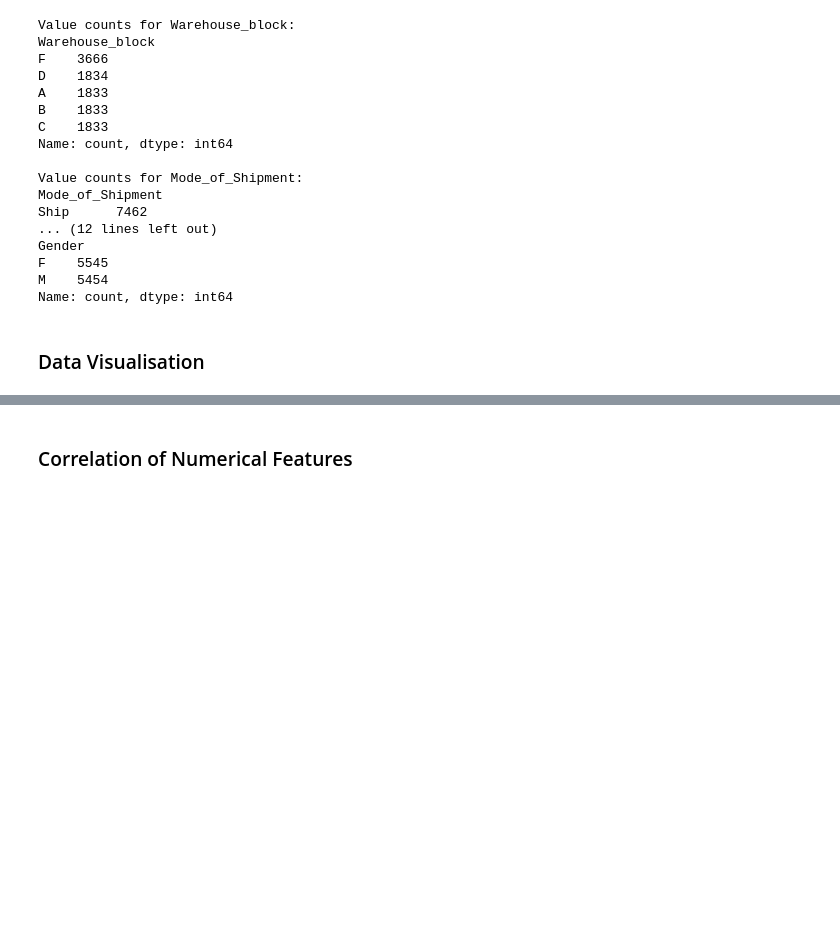
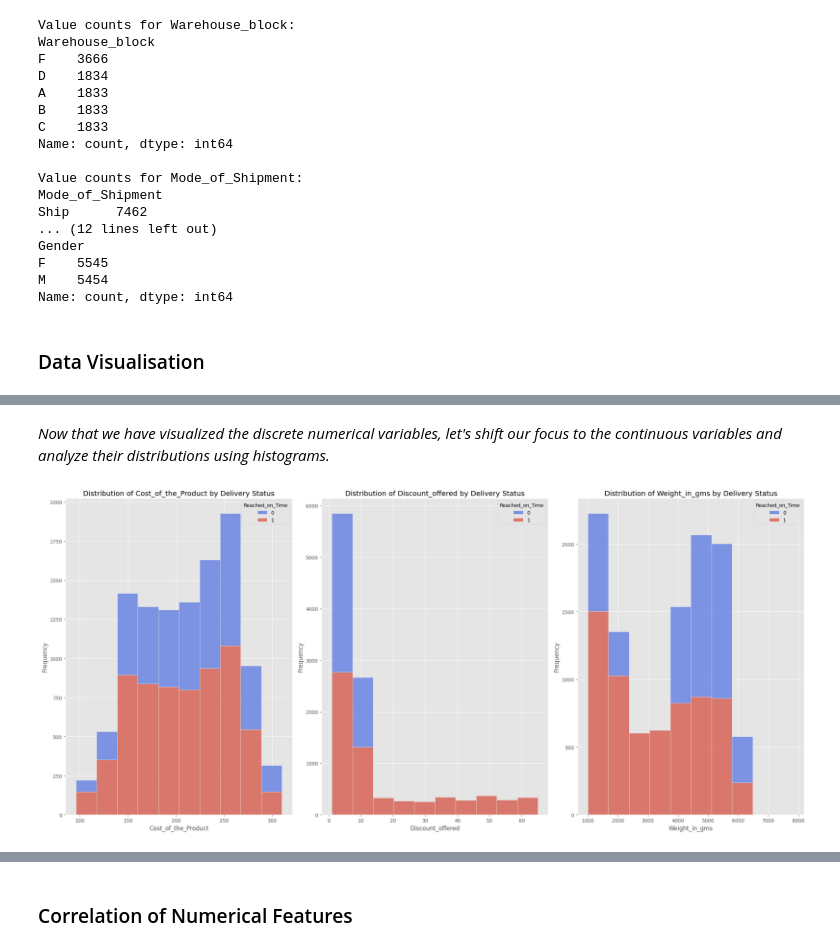
Before and after one commit to 0xArnaudR/Commerce-Retail, a Jupyter notebook: E-Commerce Shipping Data.ipynb, the cells around one changed output, grey strips where cells are left out. Saved outputs shown, nothing was run; the diff lists cells and outputs as text; code cells hidden in the pictures; blank space fills up the shorter version.

```diff
--- a/E-Commerce Shipping Data.ipynb
+++ b/E-Commerce Shipping Data.ipynb
@@ -176,0 +250,20 @@ Name: count, dtype: int64
+# %% [markdown]
+*Now that we have visualized the discrete numerical variables, let's shift our focus to the continuous variables and analyze their distributions using histograms.*
+# %%
+# List of continuous variables to visualize
+cont_var = ['Cost_of_the_Product','Discount_offered', 'Weight_in_gms']
+fig, axes = plt.subplots(1,3, figsize = (22,10))
+
+for i, cont in enumerate(cont_var):
+    sns.histplot(data=data, x = cont, hue='Reached_on_Time', bins=10, multiple= 'stack', ax =axes[i], palette=[cmap(0.1), cmap(0.90)])
+
+    # Set title and axis labels
+    axes[i].set_title(f'Distribution of {cont} by Delivery Status')
+    axes[i].set_xlabel(cont)
+    axes[i].set_ylabel('Frequency')
+
+# Adjust spacing between subplots
+plt.tight_layout()
+plt.show()
+# %% [output]
+[figure, added]
```
Also changed, not shown: parts of 12 cells of this notebook.
